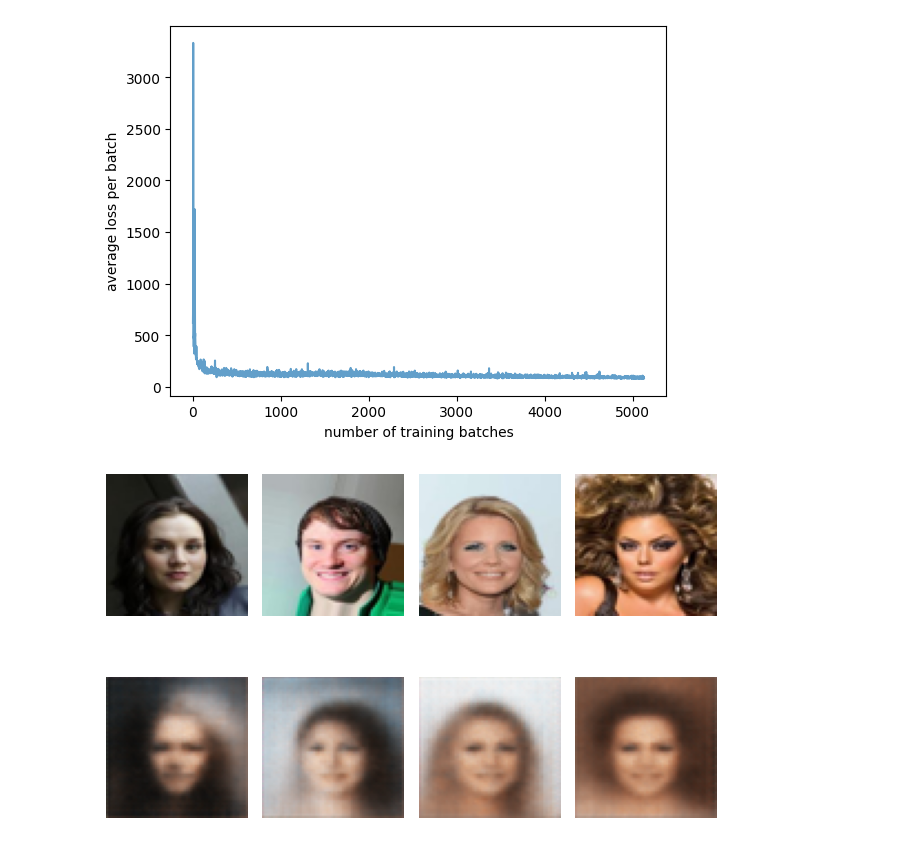
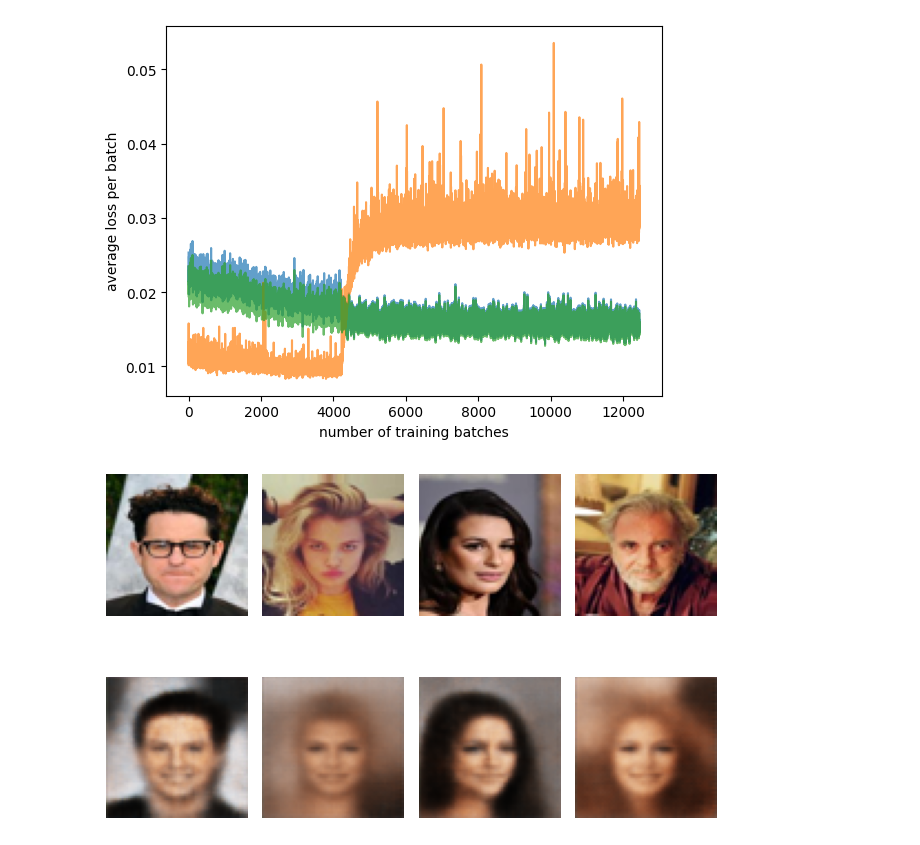
Before and after one commit to bv7dev/vae-lab, a Jupyter notebook: lab.ipynb, the cells around one changed output. Drawn from its saved outputs; the diff is of its cells as text; code cells hidden in the pictures.

```diff
--- a/lab.ipynb
+++ b/lab.ipynb
@@ -3,25 +3,25 @@ import scripts.model as model
 from scripts.config import *
 
 vae = model.VAE()
-vae.load("vae_celeba_5", MODEL_DIR)
+vae.load(MODEL_NAME, MODEL_DIR)
 
-vae2 = model.VAE()
-vae2.load("vae_celeba_64x64", MODEL_DIR)
+# vae2 = model.VAE()
+# vae2.load("vae_celeba_5", MODEL_DIR)
 # %%
 import matplotlib.pyplot as plt
 import numpy as np
 
-start_at = 0
+start_at = 4000
 
-# plt.plot(vae.loss_history["loss_total"][start_at:], alpha=0.7)
-# plt.plot(np.array(vae.loss_history["kld_loss"][start_at:])*0.0001, alpha=0.7)
-plt.plot(np.array(vae.loss_history["kld_loss"][start_at:]), alpha=0.7)
+plt.plot(vae.loss_history["loss_total"][start_at:], alpha=0.7)
+plt.plot(np.array(vae.loss_history["kld_loss"][start_at:])*0.0001, alpha=0.7)
+plt.plot(np.array(vae.loss_history["mse_loss"][start_at:]), alpha=0.7)
 # plt.plot(np.array(vae2.loss_history["kld_loss"][start_at:]), alpha=0.7)
 plt.xlabel("number of training batches")
 plt.ylabel("average loss per batch")
 plt.show()
 # %% [output]
-[figure, old version]
+[figure, new version]
 # %%
 import torch
 from scripts import util, dataset
@@ -41,5 +41,5 @@ with torch.no_grad():
     bsub, rsub = batch, recon.cpu()
     util.plot_image_grid(2, len(batch), torch.cat((bsub, rsub)))
 # %% [output]
-[figure, old version]
+[figure, new version]
 # %%
```
Also changed, not shown: parts of 6 cells of this notebook, 21 other files.
